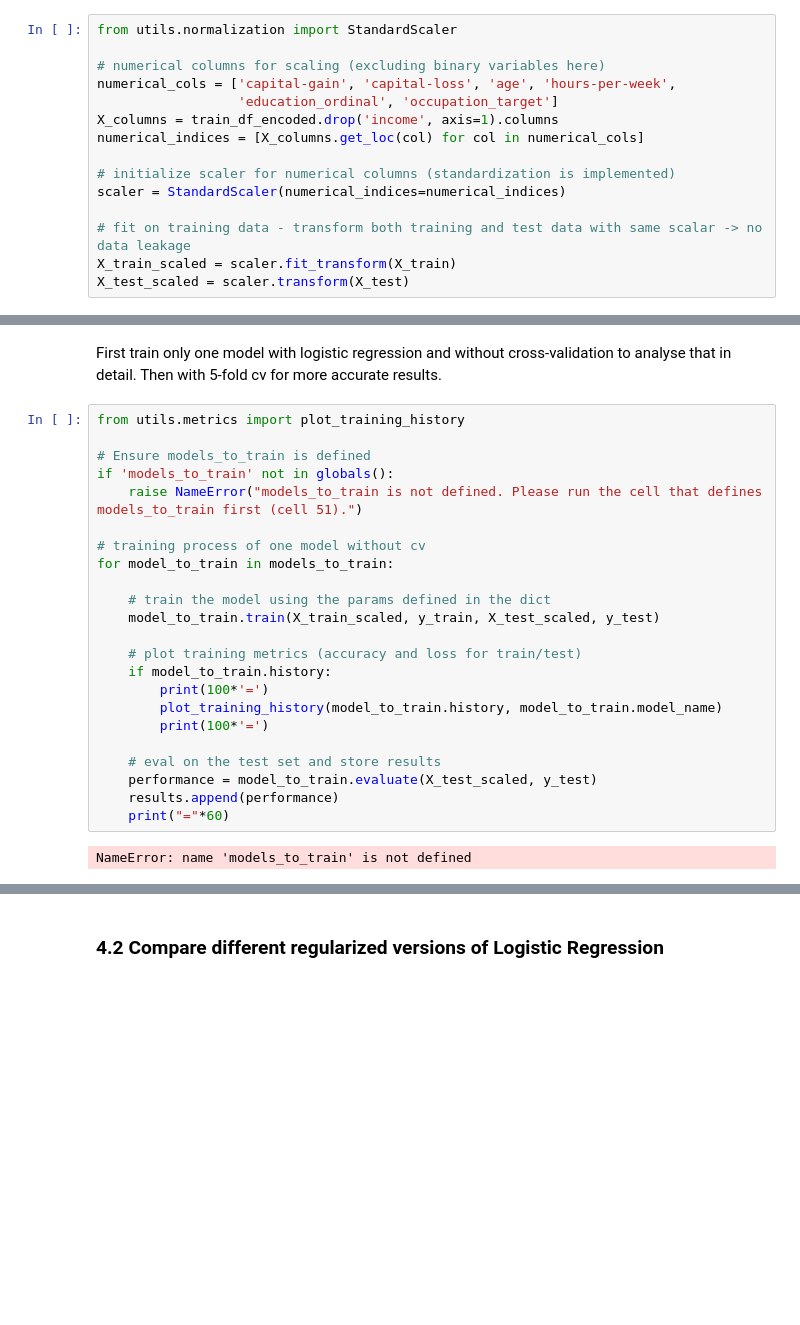
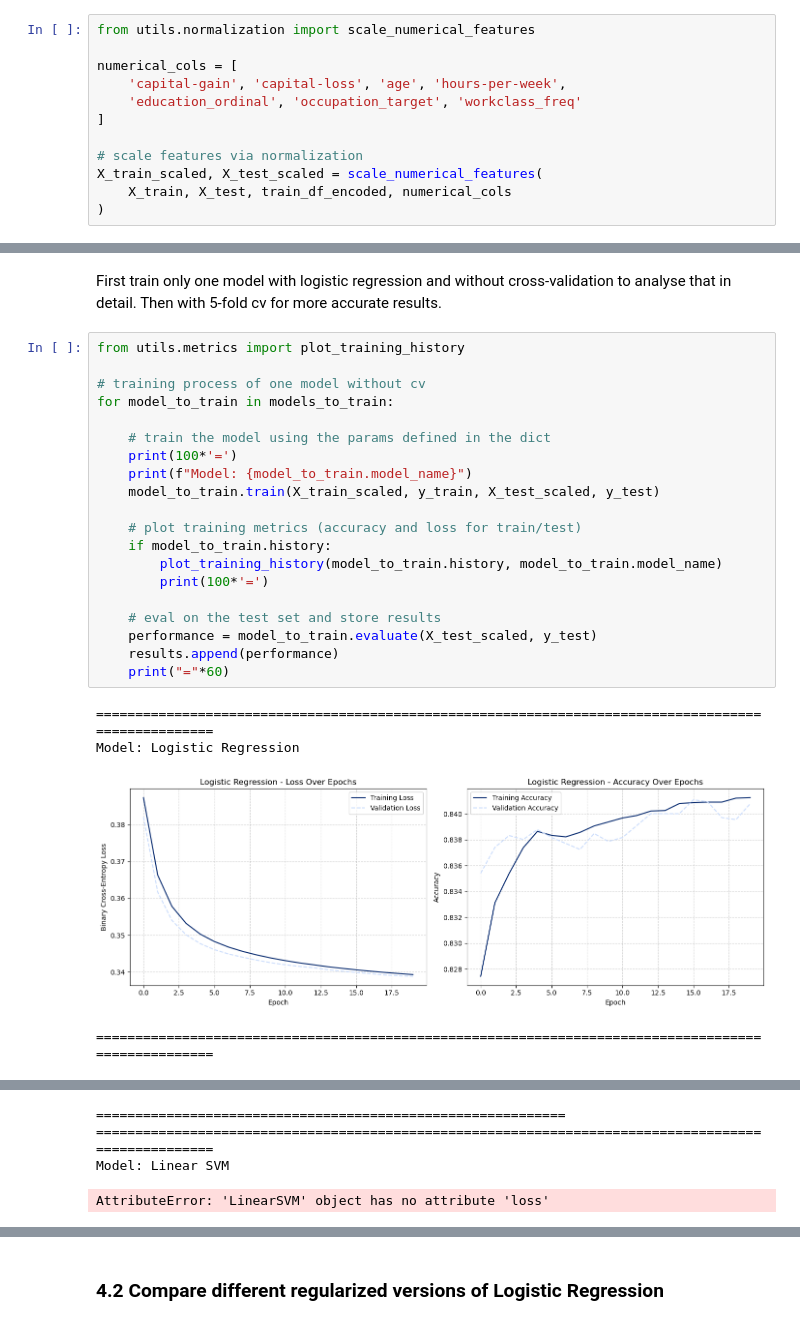
Before and after one commit to jnn-mllr/AML---final-project, a Jupyter notebook: notebooks/main.ipynb, the cells around one changed output, grey strips where cells are left out. Saved outputs shown, nothing was run; the diff lists cells and outputs as text; blank space fills up the shorter version.

```diff
--- a/notebooks/main.ipynb
+++ b/notebooks/main.ipynb
@@ -634,17 +600,14 @@ Index(['age', 'capital-gain', 'capital-loss', 'hours-per-week', 'income',
       dtype='object')
 # %%
-from utils.normalization import StandardScaler
+from utils.normalization import scale_numerical_features
 
-# numerical columns for scaling (excluding binary variables here)
-numerical_cols = ['capital-gain', 'capital-loss', 'age', 'hours-per-week',
-                  'education_ordinal', 'occupation_target']
-X_columns = train_df_encoded.drop('income', axis=1).columns
-numerical_indices = [X_columns.get_loc(col) for col in numerical_cols]
+numerical_cols = [
+    'capital-gain', 'capital-loss', 'age', 'hours-per-week',
+    'education_ordinal', 'occupation_target', 'workclass_freq'
+]
 
-# initialize scaler for numerical columns (standardization is implemented)
-scaler = StandardScaler(numerical_indices=numerical_indices)
-
-# fit on training data - transform both training and test data with same scalar -> no data leakage
-X_train_scaled = scaler.fit_transform(X_train)
-X_test_scaled = scaler.transform(X_test)
+# scale features via normalization
+X_train_scaled, X_test_scaled = scale_numerical_features(
+    X_train, X_test, train_df_encoded, numerical_cols
+)
 # %% [markdown]
@@ -729,26 +690,26 @@ ImportError: cannot import name 'GridSearch' from 'utils.training' (f:\临时存
 First train only one model with logistic regression and without cross-validation to analyse that in detail. Then with 5-fold cv for more accurate results.
 # %%
 from utils.metrics import plot_training_history
-
-# Ensure models_to_train is defined
-if 'models_to_train' not in globals():
-    raise NameError("models_to_train is not defined. Please run the cell that defines models_to_train first (cell 51).")
 
 # training process of one model without cv
 for model_to_train in models_to_train:
 
     # train the model using the params defined in the dict
+    print(100*'=')
+    print(f"Model: {model_to_train.model_name}")
     model_to_train.train(X_train_scaled, y_train, X_test_scaled, y_test)
 
     # plot training metrics (accuracy and loss for train/test)
     if model_to_train.history:
-        print(100*'=')
         plot_training_history(model_to_train.history, model_to_train.model_name)
         print(100*'=')
 
     # eval on the test set and store results
     performance = model_to_train.evaluate(X_test_scaled, y_test)
     results.append(performance)
     print("="*60)
 # %% [output]
-NameError: name 'models_to_train' is not defined
+====================================================================================================
+Model: Logistic Regression
+[figure, added]
+====================================================================================================
@@ -755,3 +717,7 @@ NameError: name 'models_to_train' is not defined
+============================================================
+====================================================================================================
+Model: Linear SVM
+AttributeError: 'LinearSVM' object has no attribute 'loss'
 # %%
 # results for the simple training run
 results_df = pd.DataFrame(results)
```
Also changed, not shown: parts of 18 cells of this notebook, 3 other files.
